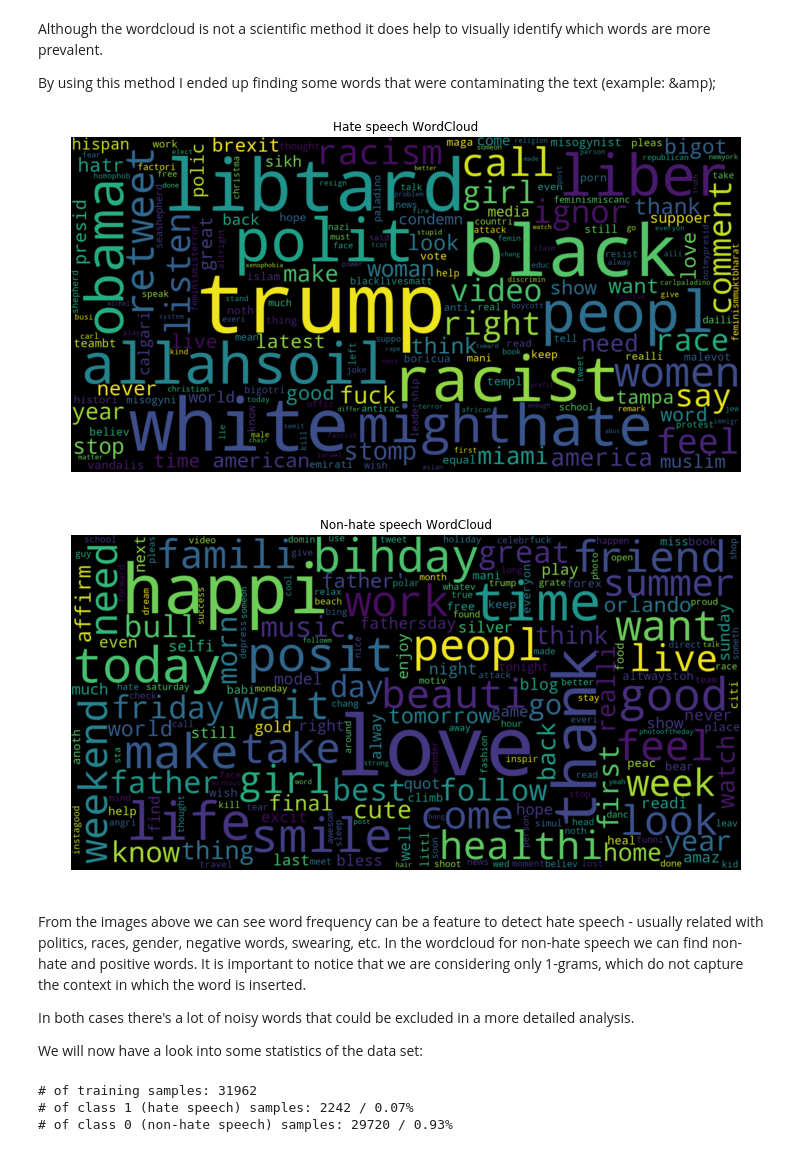
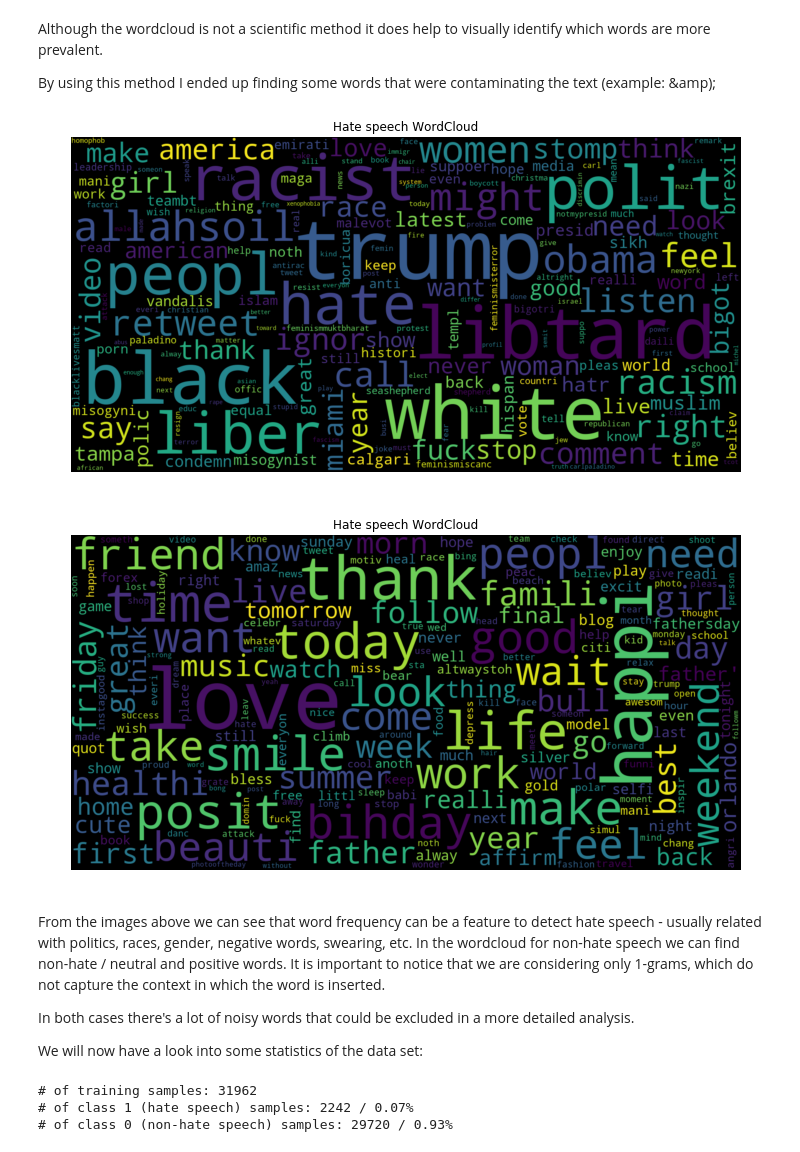
Before and after one commit to csazevedo/sentiment_analysis_v1, a Jupyter notebook: sentiment_analysis_v1.ipynb, the cells around one changed output. Cells and saved outputs as stored; diff of their text form; code cells hidden in the pictures.

```diff
--- a/sentiment_analysis_v1.ipynb
+++ b/sentiment_analysis_v1.ipynb
@@ -175,40 +175,38 @@ Although the wordcloud is not a scientific method it does help to visually ident
 
 By using this method I ended up finding some words that were contaminating the text (example: &amp);
 # %%
-# labelled as hate speech - words after stemming
+from wordcloud import WordCloud
+
+def generate_wordcloud(title, string):
+    wordcloud = WordCloud(width=1600, height=800,max_font_size=200, collocations=False).generate(string)
+    plt.figure(figsize=(12,10))
+    plt.imshow(wordcloud, interpolation='bilinear')
+    plt.axis('off')
+    plt.title('Hate speech WordCloud')
+    plt.show()
+
+# generate wordcloud for tweets labelled as hate speech - words after stemming
 neg_tweets = df[df.target == 1]
 neg_string = []
 for t in neg_tweets.clean_text_stemmed:
     neg_string.append(t)
 neg_string = pd.Series(neg_string).str.cat(sep=' ')
-from wordcloud import WordCloud
 
-wordcloud = WordCloud(width=1600, height=800,max_font_size=200, collocations=False).generate(neg_string)
-plt.figure(figsize=(12,10))
-plt.imshow(wordcloud, interpolation='bilinear')
-plt.axis('off')
-plt.title('Hate speech WordCloud')
-plt.show()
+generate_wordcloud('Hate speech WordCloud', neg_string)
 
-# labelled as non-hate speech - words after stemming
+# generate wordcloud for tweets labelled as non-hate speech - words after stemming
 pos_tweets = df[df.target == 0]
 pos_string = []
 for t in pos_tweets.clean_text_stemmed:
     pos_string.append(t)
 pos_string = pd.Series(pos_string).str.cat(sep=' ')
-from wordcloud import WordCloud
 
-wordcloud = WordCloud(width=1600, height=800,max_font_size=200, collocations=False).generate(pos_string)
-plt.figure(figsize=(12,10))
-plt.imshow(wordcloud, interpolation='bilinear')
-plt.axis('off')
-plt.title('Non-hate speech WordCloud')
-plt.show()
+generate_wordcloud('Non-hate speech WordCloud', pos_string)
 # %% [output]
-[figure, old version]
+[figure, new version]
-[figure, old version]
+[figure, new version]
 # %% [markdown]
-From the images above we can see word frequency can be a feature to detect hate speech - usually related with politics, races, gender, negative words, swearing, etc. In the wordcloud for non-hate speech we can find non-hate and positive words. It is important to notice that we are considering only 1-grams, which do not capture the context in which the word is inserted.
+From the images above we can see that word frequency can be a feature to detect hate speech - usually related with politics, races, gender, negative words, swearing, etc. In the wordcloud for non-hate speech we can find non-hate / neutral and positive words. It is important to notice that we are considering only 1-grams, which do not capture the context in which the word is inserted.
 
 In both cases there's a lot of noisy words that could be excluded in a more detailed analysis.
 
```
Also changed, not shown: parts of 9 cells of this notebook.
